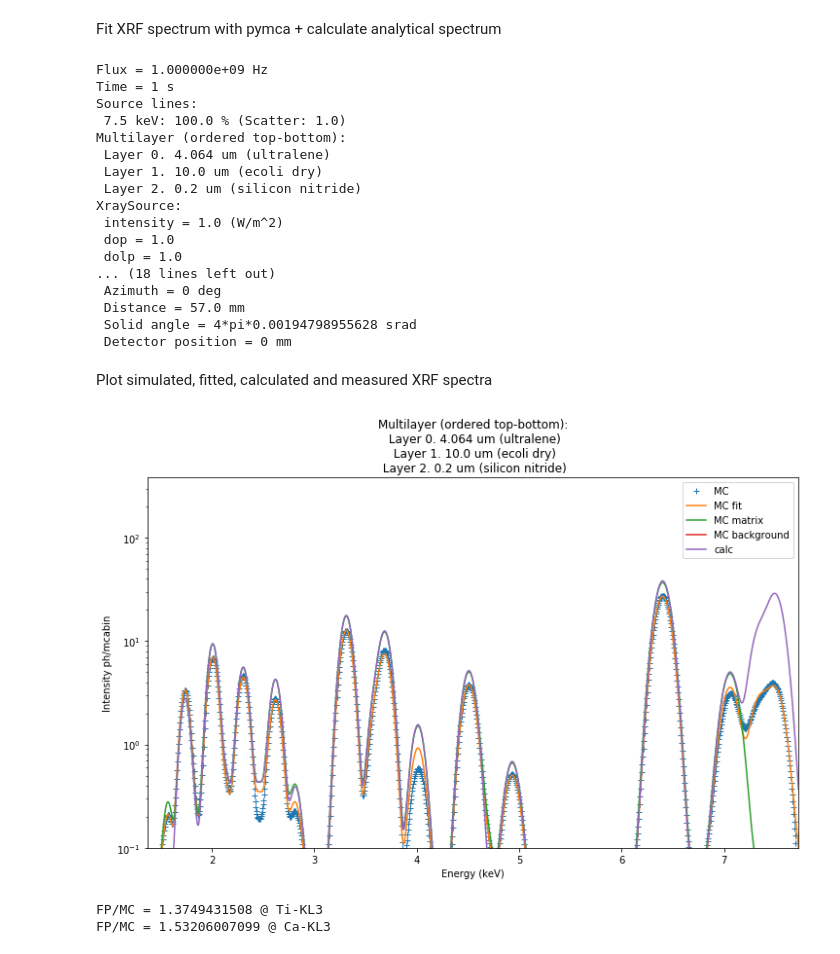
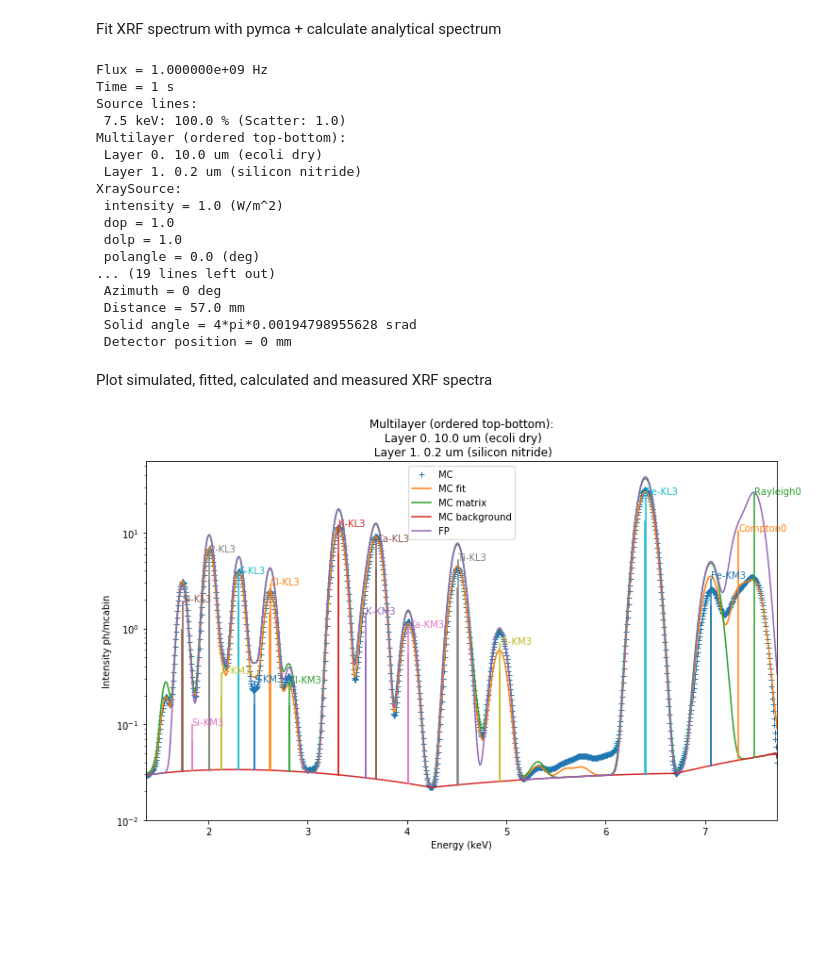
Before and after one commit to woutdenolf/spectrocrunch, a Jupyter notebook: doc/source/tutorials/montecarlo.ipynb, the cells around one changed output. Cells and saved outputs as stored; diff of their text form; code cells hidden in the pictures; blank space fills up the shorter version.

```diff
--- a/doc/source/tutorials/montecarlo.ipynb
+++ b/doc/source/tutorials/montecarlo.ipynb
@@ -223,17 +218,17 @@ def define_sample(geometry, name=None):
                                       extraelements=["Ni","Cl","Cr","Al"])
     elif name == 'cell':
         cell = compoundfromname.compoundfromname('ecoli dry')
-        cell.addelements(['Ti'], [100e-6], types.fraction.mole)
+        cell.addelements(['Ti'], [300e-6], types.fraction.mole)
         frame = compoundfromname.compoundfromname("silicon nitride")
-        foil = compoundfromname.compoundfromname("ultralene")
-        print(cell.elemental_molefractions()['Ti'])
-        print(cell.elemental_molefractions()['Ca'])
-        sample = multilayer.Multilayer(material=[foil, cell, frame],
-                                       thickness=[4.064e-4, 10e-4, 0.2e-4],
+        ultralene = compoundfromname.compoundfromname("ultralene")
+        attenuators = [["SampleCover", ultralene, 4.064e-4],
+                       ["BeamFilter0", ultralene, 4.064e-4]]
+        for k in attenuators:
+            geometry.addattenuator(*k)
+        sample = multilayer.Multilayer(material=[cell, frame],
+                                       thickness=[10e-4, 0.2e-4],
                                        geometry = geometry,
                                        name = 'cell')
-        print(sample.mixlayers().elemental_molefractions()['Ti'])
-        print(sample.mixlayers().elemental_molefractions()['Ca'])
     else:
         c1 = compoundfromname.compoundfromname("hematite")
         c2 = compoundfromformula.CompoundFromFormula("PbSO4",density=6.29)
@@ -283,5 +278,3 @@ def world_addsample(world, sample, fullfield=False):
                        thickness=layer.thickness,
                        dhor=dx, dvert=dy, ohor=ox, overt=oy)
     return sample
-
-define_sample(None, 'cell')
@@ -436,18 +423,19 @@ if 'xrf' in experiments:
     else:
         source, pymcahandle = define_source()
         geometry = define_xrfgeometry(source=source)
+    pymcahandle.ninteractions = 1
     pymcahandle.sample = define_sample(geometry, name=samplename)
-    geometry = define_xrfgeometry(source=source)
     world_addsource(world, pymcahandle)
     world_addsdd(world, geometry,
                  pulseproctime=pulseproctime,
                  multiplicity=10,
                  convoluted=True)
     world_addsample(world, pymcahandle.sample)
-    data, info = run(world, (1, 10000, ), simulate=True,
-                     ylog=False, plot=True)
+    multiplicity = (0,) + (10000,) * pymcahandle.ninteractions
+    data, info = run(world, multiplicity, simulate=True,
+                     ylog=True, plot=True)
     #ax = plt.gca()
     #ax.set_ylim([0.1, data.max()*10])
-    mc_counts = data[1, 0, 0, 0, :]
+    mc_counts = data[:, 0, 0, 0, :].sum(axis=0)
     mc_energy = info['xenergy']
 # %% [output]
@@ -465,7 +449,9 @@ Step 0
 Fit XRF spectrum with pymca + calculate analytical spectrum
 # %%
 if 'xrf' in experiments:
-    pymcahandle.setdata(mc_counts)
+    #fit_counts = np.random.poisson(np.round(mc_counts).astype(int))
+    fit_counts = mc_counts
+    pymcahandle.setdata(fit_counts)
     pymcahandle.linear = False
     pymcahandle.snip = True
     geometry.detector.bltail = False
@@ -478,21 +464,21 @@ if 'xrf' in experiments:
     pymcahandle.addtopymca(fresh=True)
     fitresult = pymcahandle.fit(loadfromfit=False)
     spectrum = pymcahandle.xrayspectrum(scattering=True,
-                                        method='fisx')
+                                        method='analytical')
 # %% [output]
 Flux = 1.000000e+09 Hz
 Time = 1 s
 Source lines:
  7.5 keV: 100.0 % (Scatter: 1.0)
 Multilayer (ordered top-bottom):
- Layer 0. 4.064 um (ultralene)
- Layer 1. 10.0 um (ecoli dry)
- Layer 2. 0.2 um (silicon nitride)
+ Layer 0. 10.0 um (ecoli dry)
+ Layer 1. 0.2 um (silicon nitride)
 XraySource:
  intensity = 1.0 (W/m^2)
  dop = 1.0
  dolp = 1.0
-... (18 lines left out)
+ polangle = 0.0 (deg)
+... (19 lines left out)
  Azimuth = 0 deg
  Distance = 57.0 mm
  Solid angle = 4*pi*0.00194798955628 srad
@@ -502,48 +488,40 @@ Plot simulated, fitted, calculated and measured XRF spectra
 # %%
 if 'xrf' in experiments:
     # Plot fit result
     plt.figure(figsize=(12,7))
     ylog = True
     fitresult['plot'](ylog=ylog, label='MC')
+    matrix_counts = fitresult['ymatrix']
+    matrix_energy = fitresult['energy']
 
     # Plot theoretical spectrum of sample
     backfunc = fitresult['interpol_energy'](fitresult['yback'])
     kwargs = {'histogram': True,
               'fluxtime': pymcahandle.I0,
               'backfunc': backfunc}
     spectrum.plot(decompose=False,
                   legend=True,
                   forcelines=False,
-                  sumlabel='calc',
+                  sumlabel='FP',
+                  **kwargs)
+    spectrum.plot(legend=False,
+                  forcelines=True,
                   **kwargs)
     spectrum_energy, spectrum_counts, label = spectrum.sumspectrum(**kwargs)
 
     # Plot measured spectrum
     if measurement:
         meas_counts = measurement['mca']
         meas_energy = geometry.detector.mcazero + geometry.detector.mcagain*np.arange(len(meas_counts))
         plt.plot(x, meas_counts, label='measured')
         plt.legend()
 
     ax = plt.gca()
     if ylog:
-        ax.set_ylim([0.1, spectrum_counts.max()*10])
+        ax.set_ylim(bottom=0.01)
     #ax.set_xlim([1.5, 5])
 # %% [output]
-[figure, old version]
+[figure, new version]
-# %%
-from spectrocrunch.materials import xrayspectrum
-
-if 'xrf' in experiments:
-    for el, line in [('Ti', 'KL3'), ('Ca', 'KL3')]:
-        line = element.Element(el).fluolines(line)
-        energy = line.energy()
-        idx1 = np.argmin(np.abs(spectrum_energy-energy))
-        idx2 = np.argmin(np.abs(mc_energy-energy))
-        print('FP/MC = {} @ {}'.format(spectrum_counts[idx1]/mc_counts[idx2], line))
-# %% [output]
-FP/MC = 1.3749431508 @ Ti-KL3
-FP/MC = 1.53206007099 @ Ca-KL3
 # %%
 from spectrocrunch.materials import xrayspectrum
 
```
Also changed, not shown: parts of 4 cells of this notebook, 6 other files.
